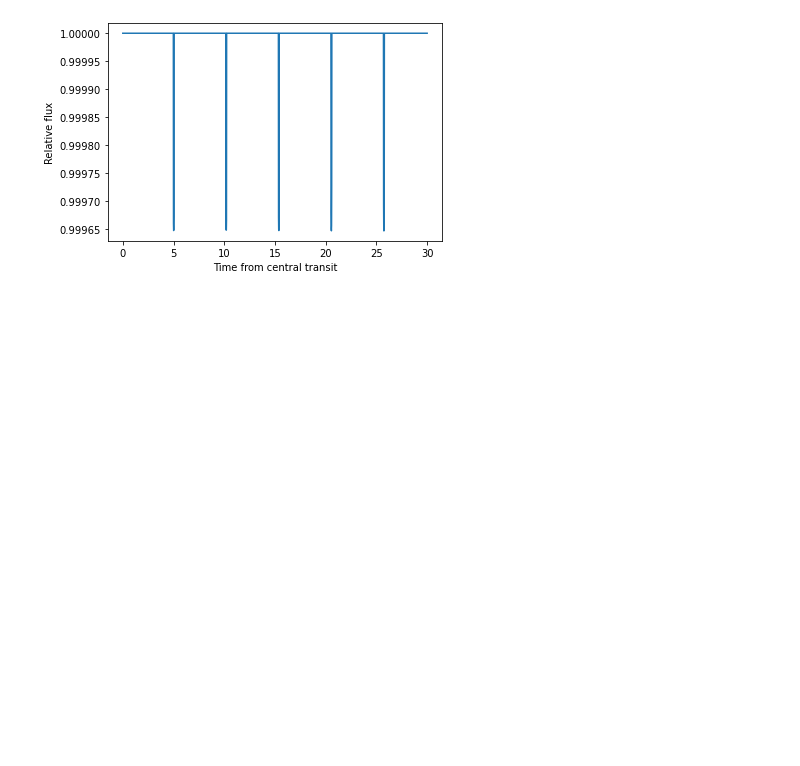
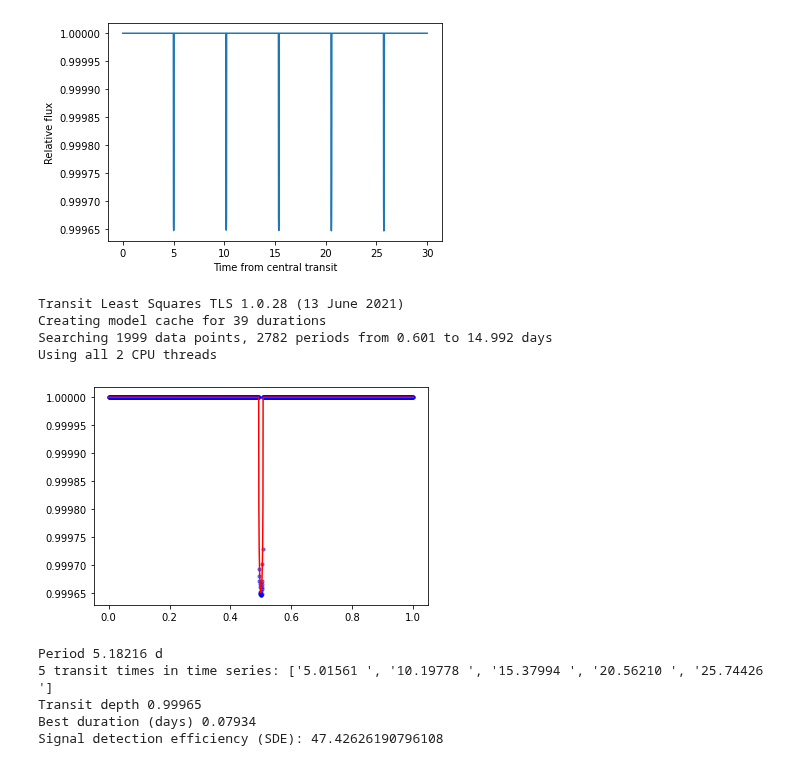
Before and after one commit to Hamza-Suleman/transiting-exoplanets, a Jupyter notebook: BATMAN_testing.ipynb, the cells around one changed output. Cells and saved outputs as stored; diff of their text form; code cells hidden in the pictures; blank space fills up the shorter version.

```diff
--- a/BATMAN_testing.ipynb
+++ b/BATMAN_testing.ipynb
@@ -345,3 +347,32 @@ plt.ylabel("Relative flux")
 plt.show()
 # %% [output]
 [figure]
+# %%
+model_tls = transitleastsquares(model_time,flux)
+tls_results = model_tls.power()
+# %% [output]
+Transit Least Squares TLS 1.0.28 (13 June 2021)
+Creating model cache for 39 durations
+Searching 1999 data points, 2782 periods from 0.601 to 14.992 days
+Using all 2 CPU threads
+# %%
+plt.figure()
+plt.plot(tls_results.model_folded_phase,tls_results.model_folded_model, color='red')
+plt.scatter(tls_results.folded_phase, tls_results.folded_y, color='blue',s=10,alpha=0.5,zorder=2)
+plt.ticklabel_format(useOffset=False)
+# %% [output]
+[figure, added]
+# %%
+print('Period', format(tls_results.period, '.5f'), 'd')
+print(len(tls_results.transit_times), 'transit times in time series:',
+
+  ['{0:0.5f} ' .format(i) for i in tls_results. transit_times])
+print ('Transit depth', format(tls_results.depth, '.5f'))
+print( 'Best duration (days)' , format(tls_results.duration, '.5f'))
+print ('Signal detection efficiency (SDE):', tls_results.SDE)
+# %% [output]
+Period 5.18216 d
+5 transit times in time series: ['5.01561 ', '10.19778 ', '15.37994 ', '20.56210 ', '25.74426 ']
+Transit depth 0.99965
+Best duration (days) 0.07934
+Signal detection efficiency (SDE): 47.42626190796108
```
Also changed, not shown: parts of 3 cells of this notebook.
